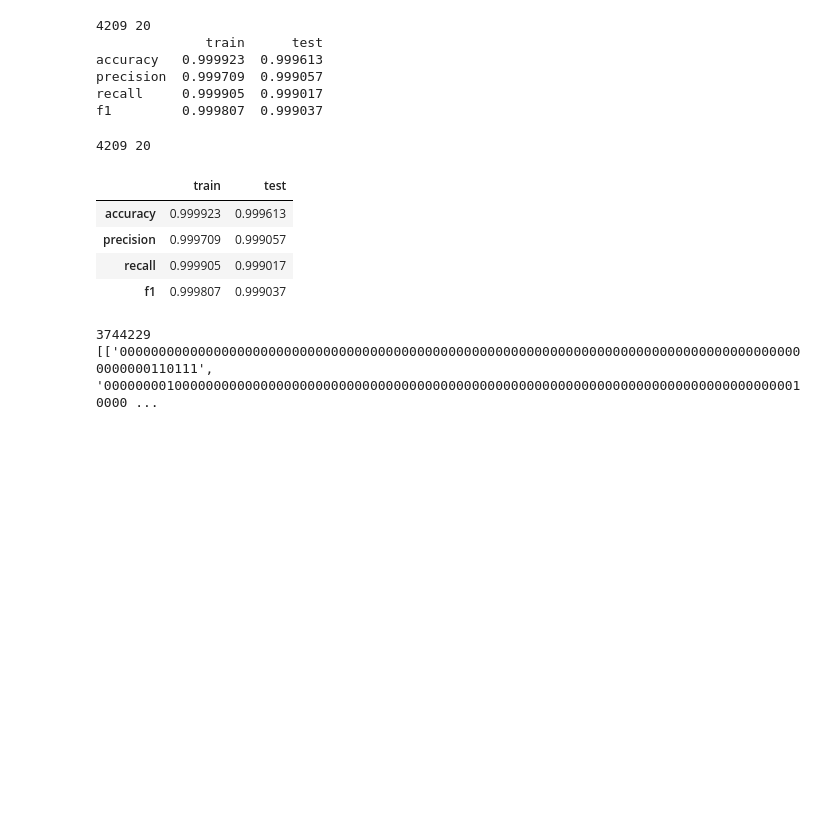
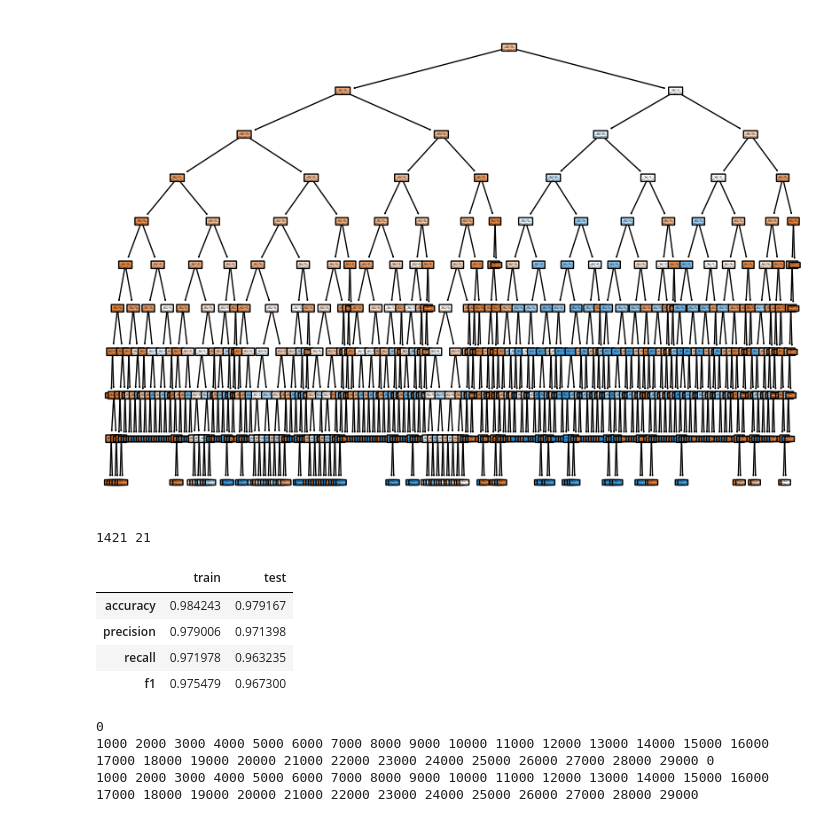
Before and after one commit to drorBamberger/GameOfLife, a Jupyter notebook: decision_tree.ipynb, the cells around one changed output. Saved outputs shown, nothing was run; the diff lists cells and outputs as text; code cells hidden in the pictures; blank space fills up the shorter version.

```diff
--- a/decision_tree.ipynb
+++ b/decision_tree.ipynb
@@ -213,0 +246,11 @@ train_test_full_error
+# %%
+with open('decision_tree_model.pkl', 'rb') as file:
+    loaded_model = pickle.load(file)
+# %%
+y_train_pred = dt.predict(X_train)
+y_test_pred = dt.predict(X_test)
+
+train_test_full_error = pd.concat([measure_error(y_train, y_train_pred, 'train'),
+                                measure_error(y_test, y_test_pred, 'test')],
+                                axis=1)
+train_test_full_error
@@ -213,0 +263,12 @@ train_test_full_error
+# %%
+depth_to_check = [4,5,6,7,8,9,10,15,20,30,50,100]
+
+for i in depth_to_check:
+    dt, node_count, max_depth, train_test_full_error  = dec_tree(X_train,y_train, X_test, y_test, i, 42)
+
+    name_file = f"decision_tree_model_{str(i)}.pkl"
+    with open(name_file, 'wb') as file:
+        pickle.dump(dt, file)
+
+    print(node_count, max_depth)
+    print(train_test_full_error)
@@ -213,0 +293,3 @@ train_test_full_error
+# %%
+with open('decision_tree_model_10.pkl', 'rb') as file:
+    loaded_model = pickle.load(file)
@@ -214,39 +317,29 @@ train_test_full_error
+# %%
+plt.figure(figsize=(10, 7))
+tree.plot_tree(loaded_model, class_names=['0', '1'], filled=True, rounded=True)
+plt.show()
+# %% [output]
+[figure, added]
 # %%
-dt_shallow = tree.DecisionTreeClassifier(max_depth=20,random_state=42)
-dt_shallow = dt_shallow.fit(X_train, y_train)
-
-# The error on the training and test data sets
-y_train_pred = dt_shallow.predict(X_train)
-y_test_pred = dt_shallow.predict(X_test)
+y_train_pred = loaded_model.predict(X_train)
+y_test_pred = loaded_model.predict(X_test)
 
 train_test_full_error = pd.concat([measure_error(y_train, y_train_pred, 'train'),
                                 measure_error(y_test, y_test_pred, 'test')],
                                 axis=1)
-
-print(dt_shallow.tree_.node_count, dt_shallow.tree_.max_depth)
+print(node_count, max_depth)
 train_test_full_error
 # %% [output]
-4209 20
-              train      test
-accuracy   0.999923  0.999613
-precision  0.999709  0.999057
-recall     0.999905  0.999017
-f1         0.999807  0.999037
+1421 21
+|  | train | test |
+| accuracy | 0.984243 | 0.979167 |
+| precision | 0.979006 | 0.971398 |
+| recall | 0.971978 | 0.963235 |
+| f1 | 0.975479 | 0.967300 |
-# %%
-print(dt_shallow.tree_.node_count, dt_shallow.tree_.max_depth)
-train_test_full_error
-# %% [output]
-4209 20
-|  | train | test |
-| accuracy | 0.999923 | 0.999613 |
-| precision | 0.999709 | 0.999057 |
-| recall | 0.999905 | 0.999017 |
-| f1 | 0.999807 | 0.999037 |
-# %%
-print(len(df))
-print(df[:5])
-# %% [output]
-3744229
-[['0000000000000000000000000000000000000000000000000000000000000000000000000000000000000000000000110111', '000000001000000000000000000000000000000000000000000000000000000000000000000000000000000010000 ...
 # %%
-df = [line[::-1] for line in df]
+reverse_df = [line[::-1] for line in df]
+X_train_r ,X_test_r, y_train_r, y_test_r = prepare_data(reverse_df, 0.1)
+# %% [output]
+0
+1000 2000 3000 4000 5000 6000 7000 8000 9000 10000 11000 12000 13000 14000 15000 16000 17000 18000 19000 20000 21000 22000 23000 24000 25000 26000 27000 28000 29000 0
+1000 2000 3000 4000 5000 6000 7000 8000 9000 10000 11000 12000 13000 14000 15000 16000 17000 18000 19000 20000 21000 22000 23000 24000 25000 26000 27000 28000 29000
```
Also changed, not shown: parts of 44 cells of this notebook, 56 other files.
